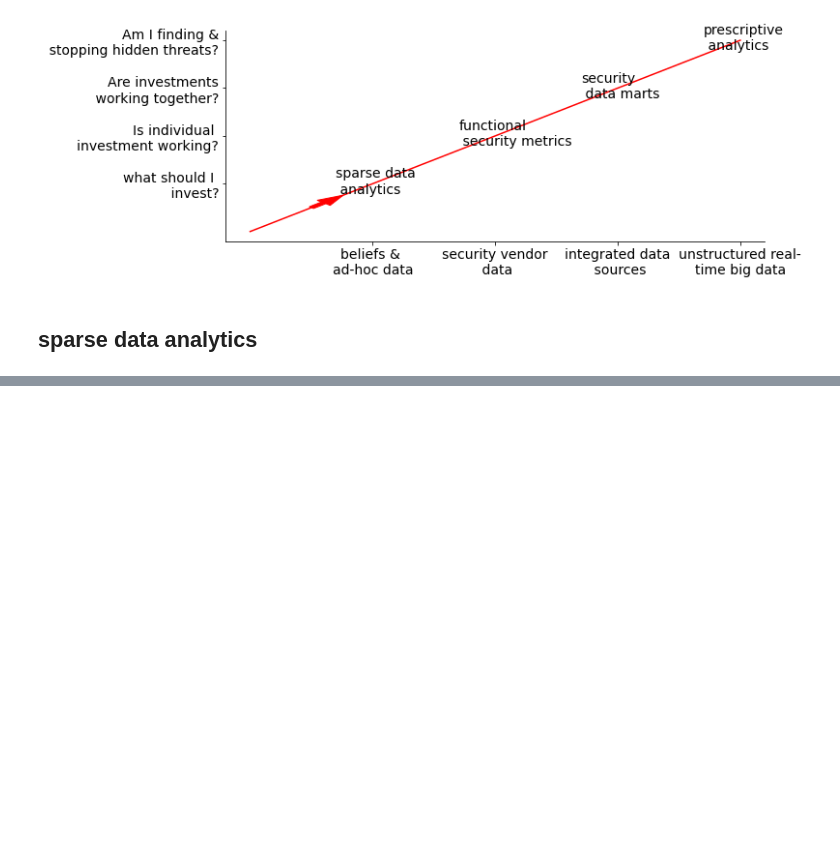
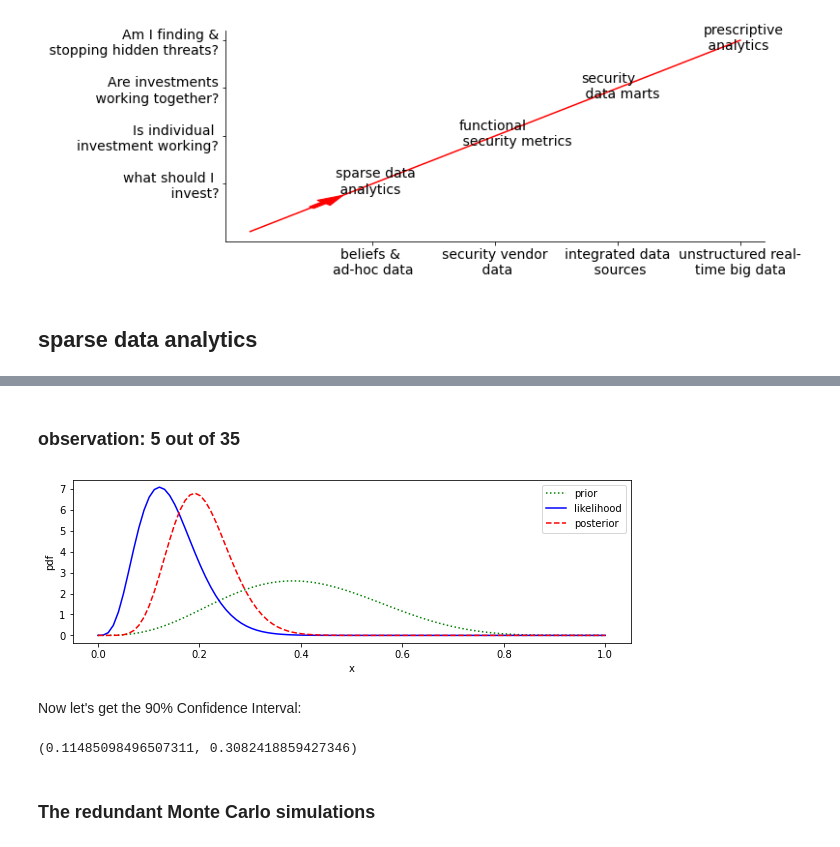
Before and after one commit to hao-wang/htma-cybersecurity, a Jupyter notebook: chap_10.ipynb, the cells around one changed output, grey strips where cells are left out. Saved outputs shown, nothing was run; the diff lists cells and outputs as text; code cells hidden in the pictures; blank space fills up the shorter version.

```diff
--- a/chap_10.ipynb
+++ b/chap_10.ipynb
@@ -56,0 +84,8 @@ plot_maturity(xlabels, ylabels, tick_size=14, fig_size=(10, 4),
+# %% [markdown]
+### observation: 5 out of 35
+# %%
+plot_bayes_beta((a_prior, b_prior), (5, 30), fig_size=(10, 3))
+# %% [output]
+[figure, added]
+# %% [markdown]
+Now let's get the 90% Confidence Interval:
@@ -56,0 +97,6 @@ plot_maturity(xlabels, ylabels, tick_size=14, fig_size=(10, 4),
+# %%
+x_left, x_right
+# %% [output]
+(0.11485098496507311, 0.3082418859427346)
+# %% [markdown]
+### The redundant Monte Carlo simulations
```
Also changed, not shown: parts of 31 cells of this notebook, 3 other files.
